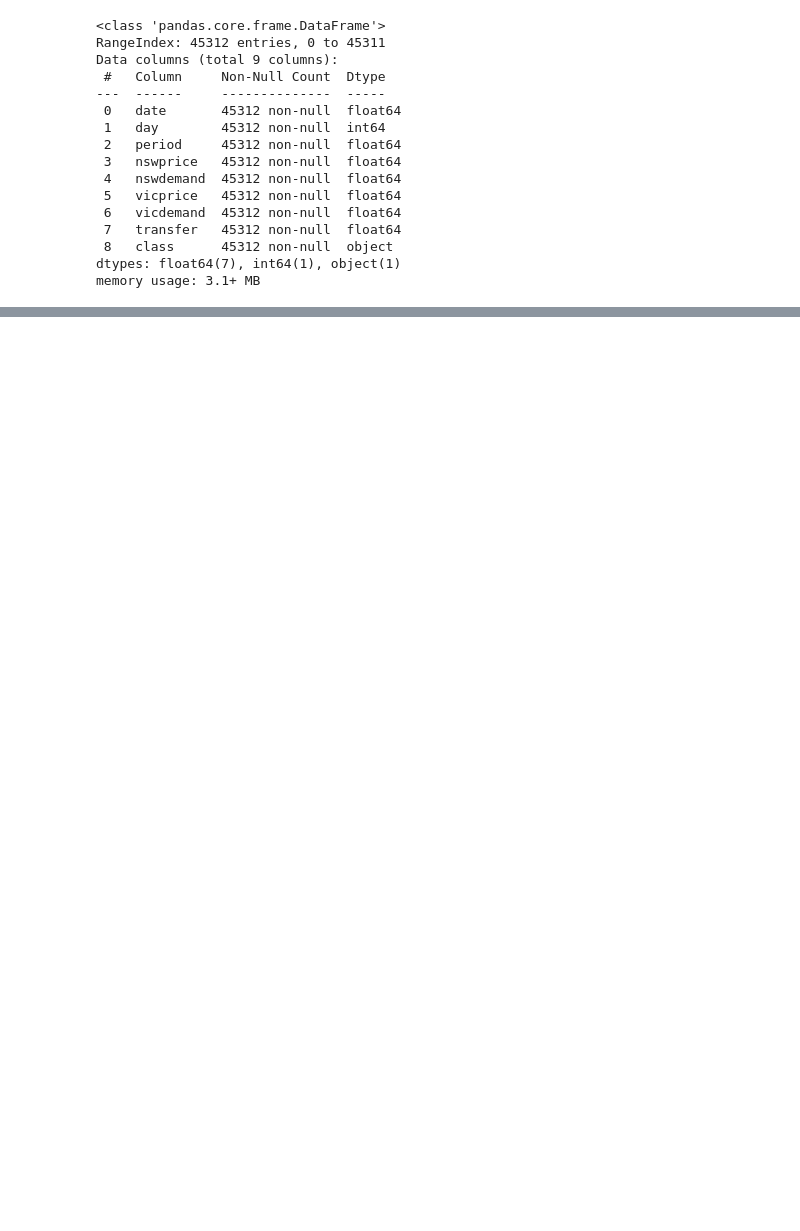
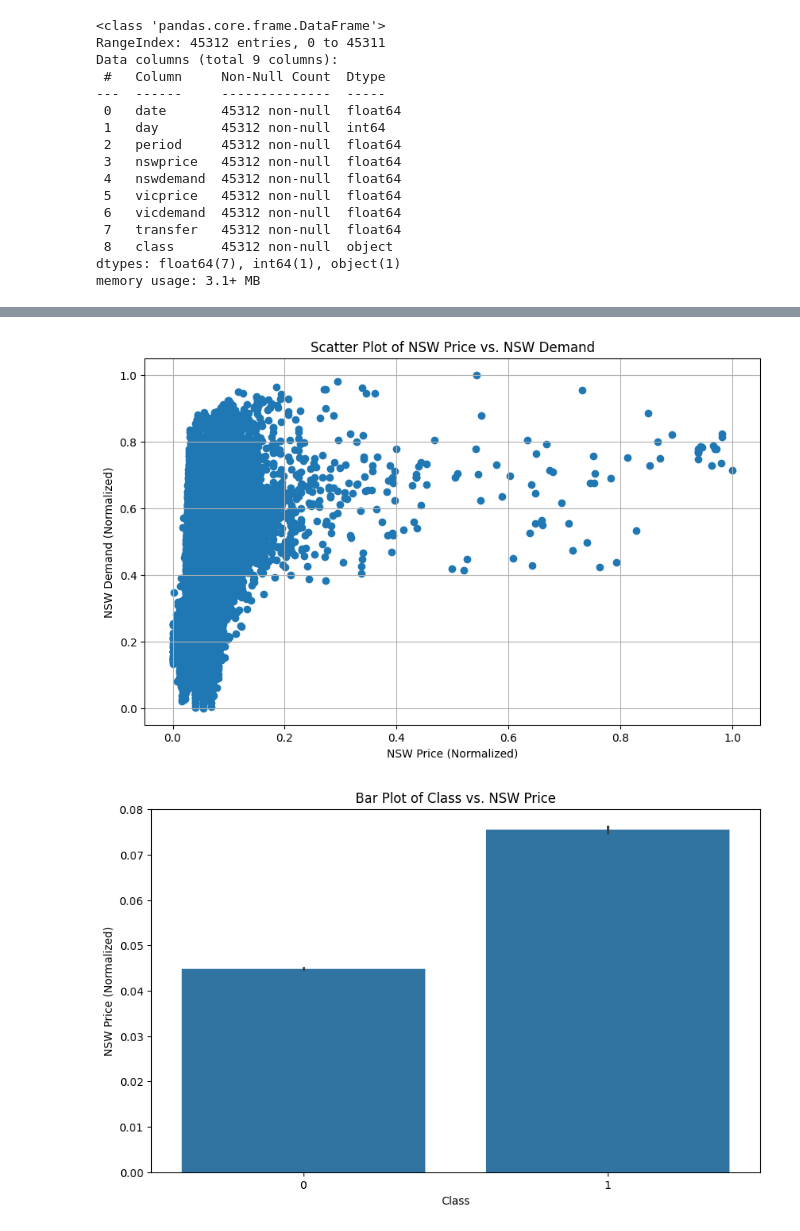
Before and after one commit to pedroevaristo/aus-eletric-data, a Jupyter notebook: eletricAUS.ipynb, the cells around one changed output, grey strips where cells are left out. Saved outputs shown, nothing was run; the diff lists cells and outputs as text; code cells hidden in the pictures; blank space fills up the shorter version.

```diff
--- a/eletricAUS.ipynb
+++ b/eletricAUS.ipynb
@@ -80,0 +99,33 @@ document['class'].value_counts().plot(kind='bar')
+# %%
+#estudar mais como fazer esses gráficos nesse tipo de situação
+
+# Exemplo de gráfico de dispersão (scatter plot) com dados normalizados
+plt.figure(figsize=(10, 6))
+plt.scatter(read['nswprice'], read['nswdemand'])
+plt.xlabel('NSW Price (Normalized)')
+plt.ylabel('NSW Demand (Normalized)')
+plt.title('Scatter Plot of NSW Price vs. NSW Demand')
+plt.grid(True)
+plt.show()
+
+# Exemplo de gráfico de barras (bar plot) com dados normalizados
+plt.figure(figsize=(10, 6))
+
+#ideia para transformar o class em 1s e zeros pesquisar sobre
+
+sn.barplot(x='class', y='nswprice', data=read)
+plt.xlabel('Class')
+plt.ylabel('NSW Price (Normalized)')
+plt.title('Bar Plot of Class vs. NSW Price')
+plt.show()
+
+# Exemplo de gráfico de linha (line plot) com dados normalizados
+plt.figure(figsize=(10, 6))
+sn.lineplot(x='date', y='nswprice', data=read)
+plt.xlabel('Date')
+plt.ylabel('NSW Price (Normalized)')
+plt.title('Line Plot of Date vs. NSW Price')
+plt.show()
+# %% [output]
+[figure, added]
+[figure, added]
```
Also changed, not shown: parts of 15 cells of this notebook, 2 other files.
